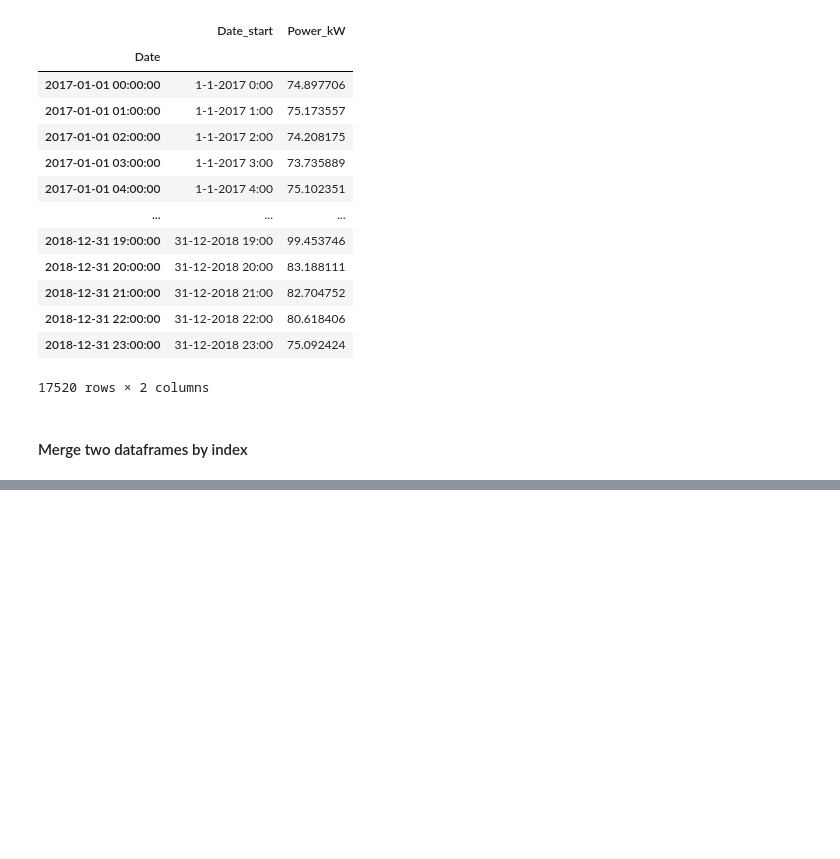
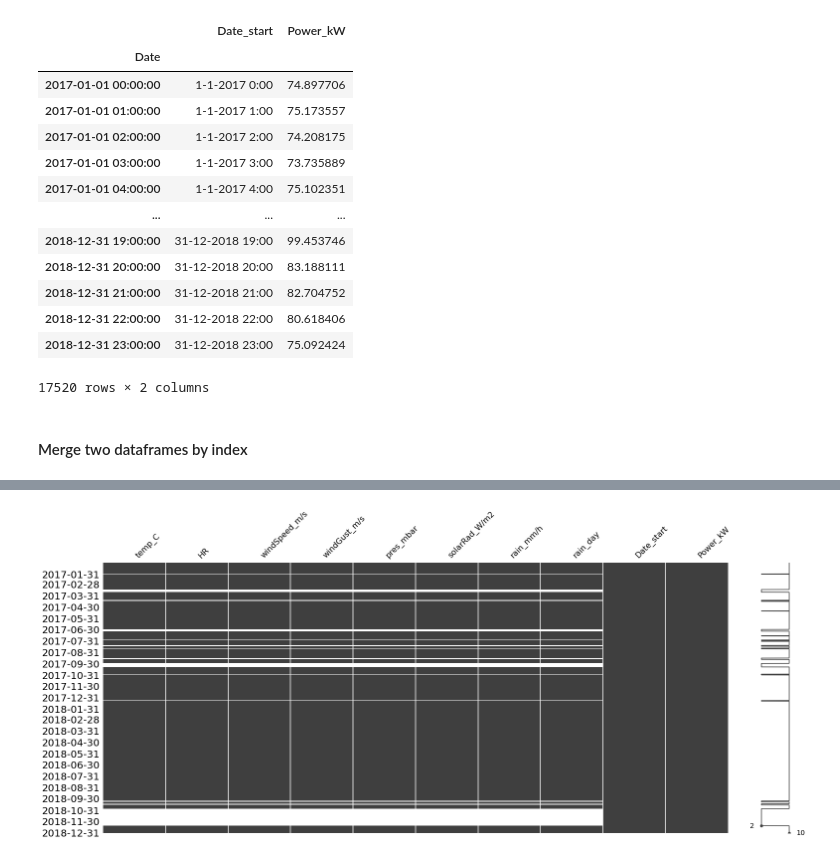
Before and after one commit to INmais/Energy_Services_2022, a Jupyter notebook: Energy_Services_2022_Office_Hours_22_03.ipynb, the cells around one changed output, grey strips where cells are left out. Cells and saved outputs as stored; diff of their text form; code cells hidden in the pictures; blank space fills up the shorter version.

```diff
--- a/Energy_Services_2022_Office_Hours_22_03.ipynb
+++ b/Energy_Services_2022_Office_Hours_22_03.ipynb
@@ -372,0 +443,7 @@ result
+# %%
+# Plot nullity matrix of weather with frequency 'M'
+msno.matrix(result_merged, freq='M') # this part actually displays the missingness types, also more visible version of pandas-profiling matrix.
+
+plt.show()
+# %% [output]
+[figure, added]
```
Also changed, not shown: parts of 49 cells of this notebook.
